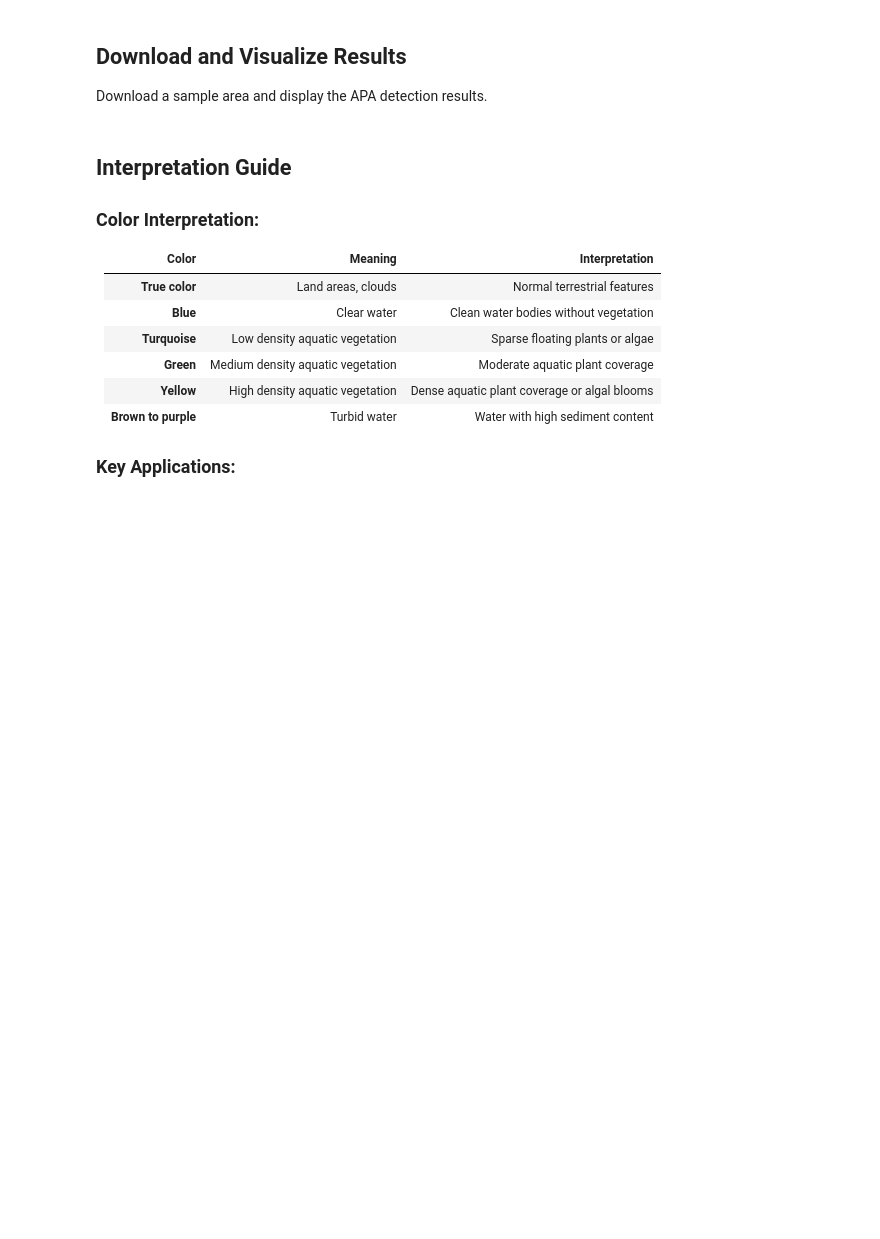
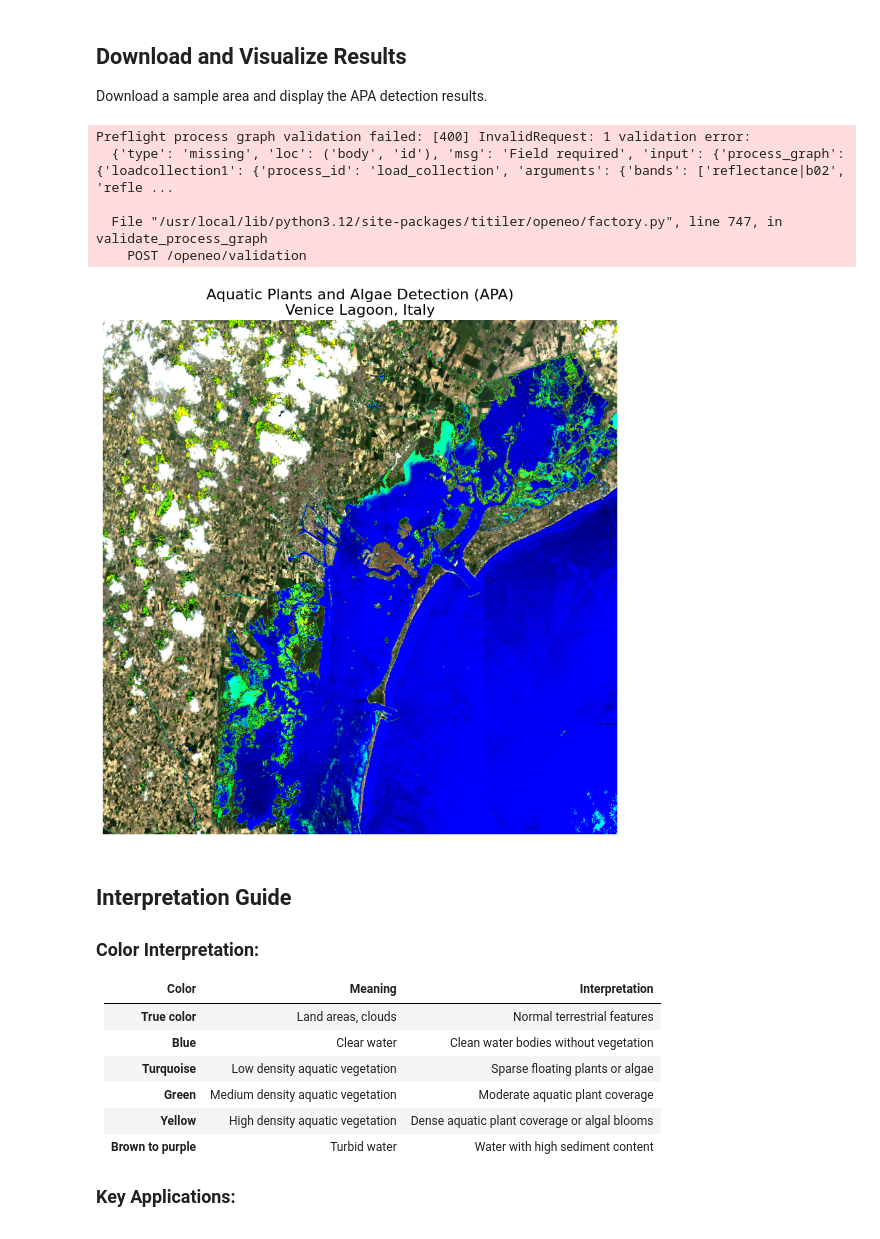
Before and after one commit to developmentseed/openeo-udp, a Jupyter notebook: notebooks/sentinel/sentinel-2/marine_and_water_bodies/apa_aquatic_plants_algae.ipynb, the cells around one changed output. Cells and saved outputs as stored; diff of their text form; code cells hidden in the pictures; blank space fills up the shorter version.

```diff
--- a/notebooks/sentinel/sentinel-2/marine_and_water_bodies/apa_aquatic_plants_algae.ipynb
+++ b/notebooks/sentinel/sentinel-2/marine_and_water_bodies/apa_aquatic_plants_algae.ipynb
@@ -208,27 +233,34 @@ Download a sample area and display the APA detection results.
 # %%
 # Download a sample area for visualization - focus on Venice City
 sample_area = {"west": 12.15, "south": 45.3, "east": 12.5, "north": 45.55}
 
 # Define parameters for the process graph
 bounding_box = Parameter("bounding_box", default=sample_area, optional=True)
 connection.download(
     {
         "process_graph": apa_image_png.flat_graph(),
         "parameters": [
-            time.to_dict(),
+            current_params["time"].to_dict(),
             bounding_box.to_dict(),
-            bands.to_dict(),
+            current_params["bands"].to_dict(),
         ]
     },
     "apa_venice_lagoon.png",
 )
 
 img_apa = Image.open("apa_venice_lagoon.png")
 plt.figure(figsize=(12, 10))
 plt.imshow(img_apa)
 plt.title("Aquatic Plants and Algae Detection (APA)\nVenice Lagoon, Italy", fontsize=16)
 plt.axis("off")
 plt.show()
+# %% [output]
+Preflight process graph validation failed: [400] InvalidRequest: 1 validation error:
+  {'type': 'missing', 'loc': ('body', 'id'), 'msg': 'Field required', 'input': {'process_graph': {'loadcollection1': {'process_id': 'load_collection', 'arguments': {'bands': ['reflectance|b02', 'refle ...
+
+  File "/usr/local/lib/python3.12/site-packages/titiler/openeo/factory.py", line 747, in validate_process_graph
+    POST /openeo/validation
+[figure, added]
 # %% [markdown]
 ## Interpretation Guide
 
```
Also changed, not shown: parts of 3 cells of this notebook.
